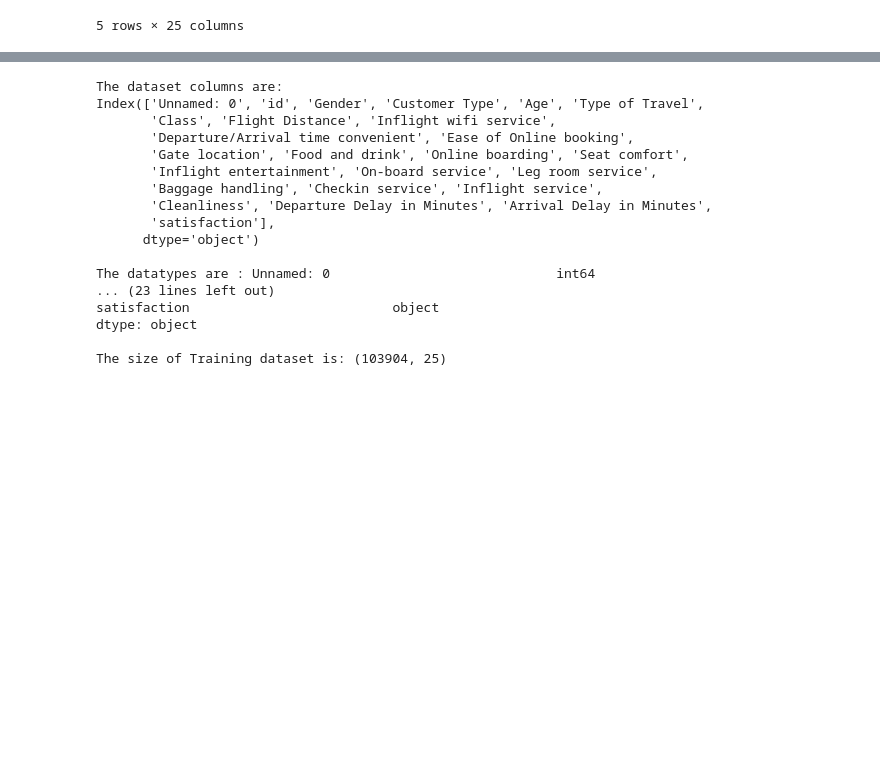
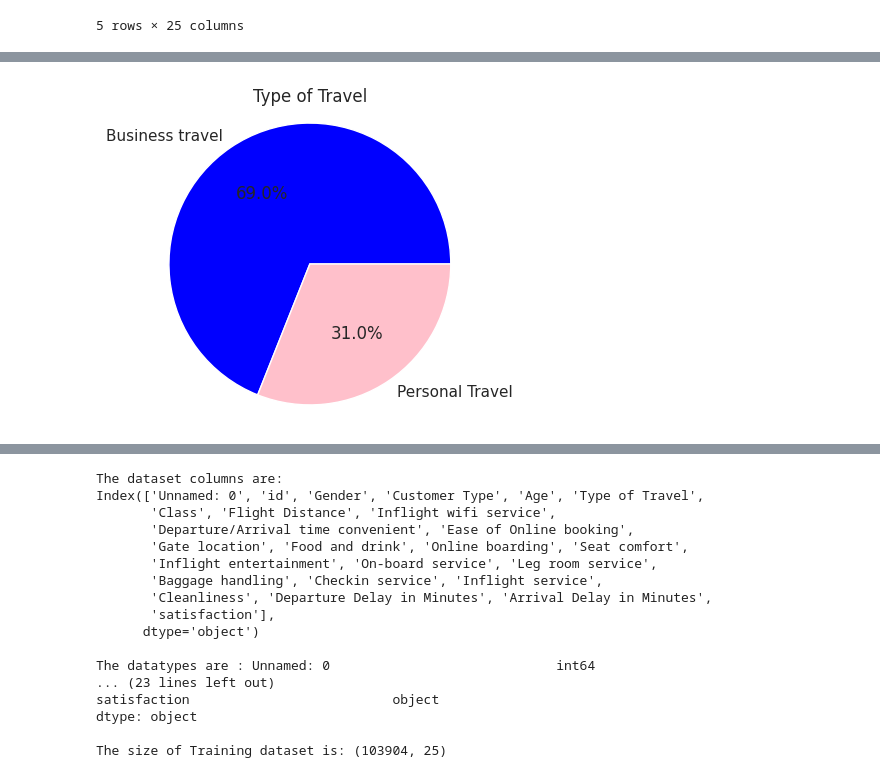
Before and after one commit to Abhardwaj9198/Bdda, a Jupyter notebook: BDDA_Project2_Group1.ipynb, the cells around one changed output, grey strips where cells are left out. Cells and saved outputs as stored; diff of their text form; code cells hidden in the pictures; blank space fills up the shorter version.

```diff
--- a/BDDA_Project2_Group1.ipynb
+++ b/BDDA_Project2_Group1.ipynb
@@ -129,0 +118,12 @@ data.shape
+# %%
+#Pie chart for Type of Travel
+travel = data['Type of Travel'].value_counts()
+
+# Create a pie chart
+plt.figure(figsize=(4, 4))
+plt.pie(travel, labels=travel.index, autopct='%1.1f%%', colors=['blue', 'pink'])
+plt.title('Type of Travel')
+plt.axis('equal')  # Equal aspect ratio ensures that pie is drawn as a circle.
+plt.show();
+# %% [output]
+[figure, added]
```
Also changed, not shown: parts of 48 cells of this notebook.
